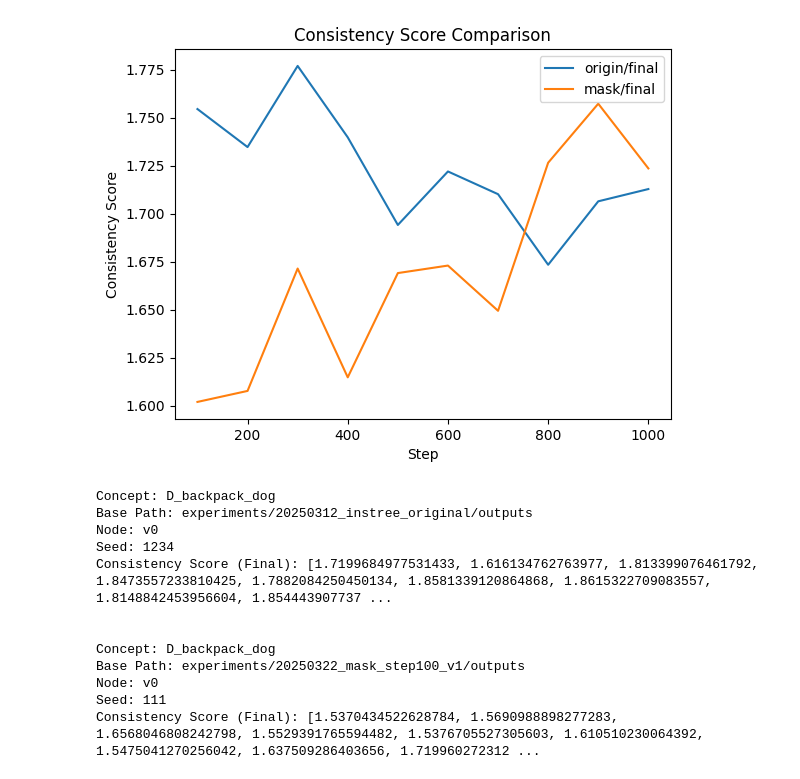
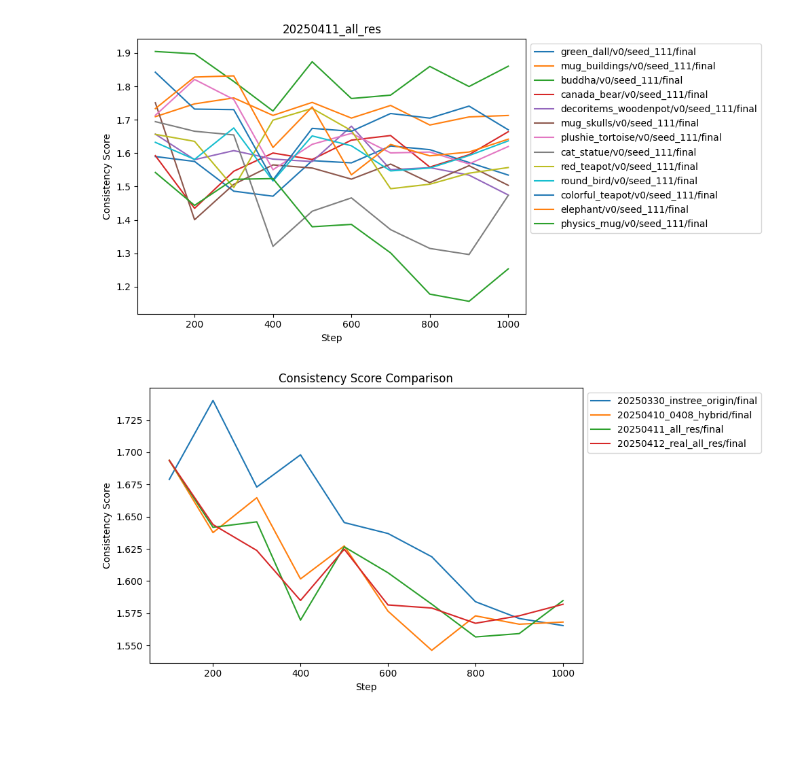
Before and after one commit to JackChen890311/inspiration_tree_analysis, a Jupyter notebook: quantitative_analysis.ipynb, the cells around one changed output. Saved outputs shown, nothing was run; the diff lists cells and outputs as text; code cells hidden in the pictures; blank space fills up the shorter version.

```diff
--- a/quantitative_analysis.ipynb
+++ b/quantitative_analysis.ipynb
@@ -33,6 +27,23 @@ plot_one_exp(exp_mask_sk_list, types=['final'], title="Masked")
+# %%
+exp_sk_lists = []
+analysis_names = [
+    "20250330_instree_origin",
+    "20250410_0408_hybrid",
+    "20250411_all_res",
+    "20250412_real_all_res",
+]
+# analysis_names = exp_names
+for exp_name in analysis_names:
+    exp_sk_lists.append(load_exp("v2_sub", exp_name))
+    print(f"Loaded {exp_name} with {len(exp_sk_lists[-1])} score keepers.")
+# %%
+idx = -1
+plot_one_exp(exp_sk_lists[idx], types=['final'], title=analysis_names[idx])
+# %% [output]
+[figure, added]
 # %%
-plot_exp_comparison([exp_origin_sk_list, exp_mask_sk_list],
-                    ['origin', 'mask'],
+plot_exp_comparison(exp_sk_lists,
+                    analysis_names,
                     types=['final'])
 # %% [output]
-[figure, old version]
+[figure, new version]
@@ -44,16 +49,0 @@ def summary_exp(sk_list):
-# %%
-print(exp_origin_sk_list['D_backpack_dog'])
-print(exp_mask_sk_list['D_backpack_dog'])
-# %% [output]
-Concept: D_backpack_dog
-Base Path: experiments/20250312_instree_original/outputs
-Node: v0
-Seed: 1234
-Consistency Score (Final): [1.7199684977531433, 1.616134762763977, 1.813399076461792, 1.8473557233810425, 1.7882084250450134, 1.8581339120864868, 1.8615322709083557, 1.8148842453956604, 1.854443907737 ...
-
-
-Concept: D_backpack_dog
-Base Path: experiments/20250322_mask_step100_v1/outputs
-Node: v0
-Seed: 111
-Consistency Score (Final): [1.5370434522628784, 1.5690988898277283, 1.6568046808242798, 1.5529391765594482, 1.5376705527305603, 1.610510230064392, 1.5475041270256042, 1.637509286403656, 1.719960272312 ...
```
Also changed, not shown: parts of 12 cells of this notebook, 9 other files.
